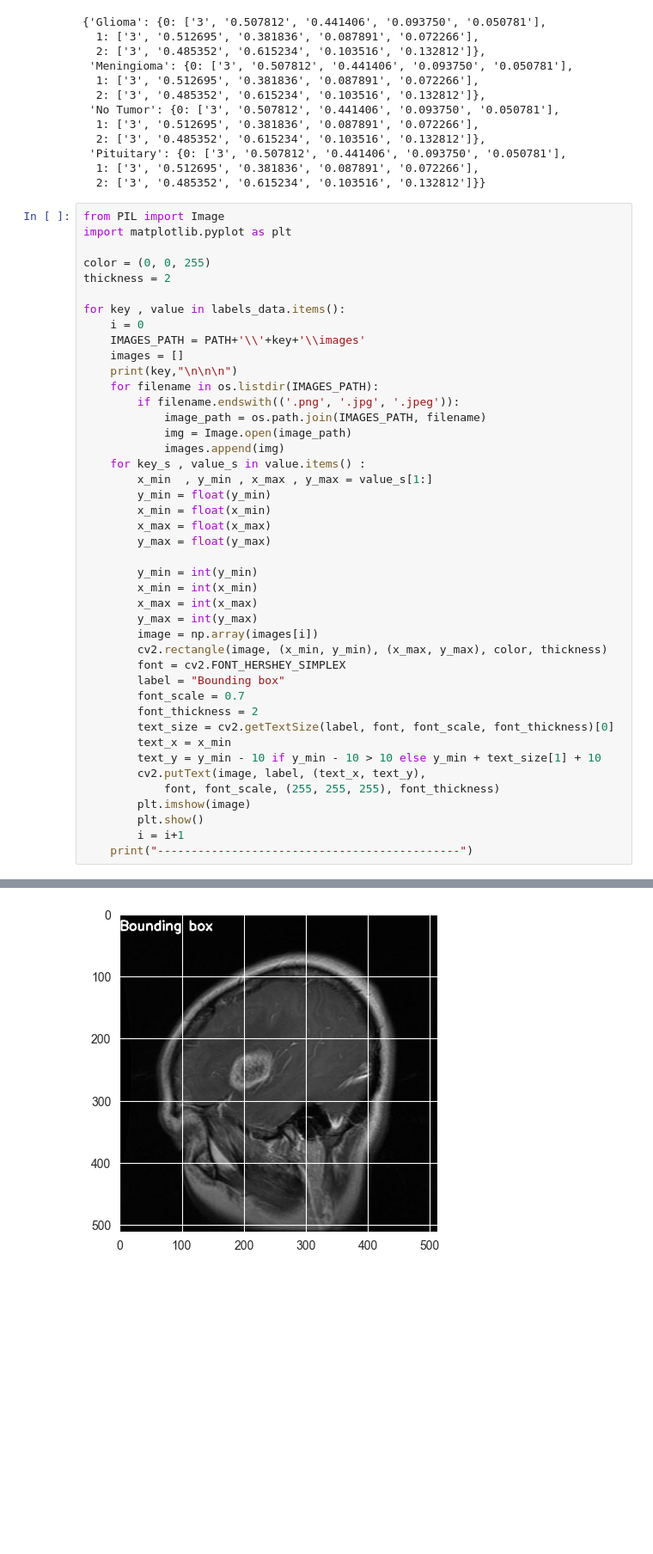
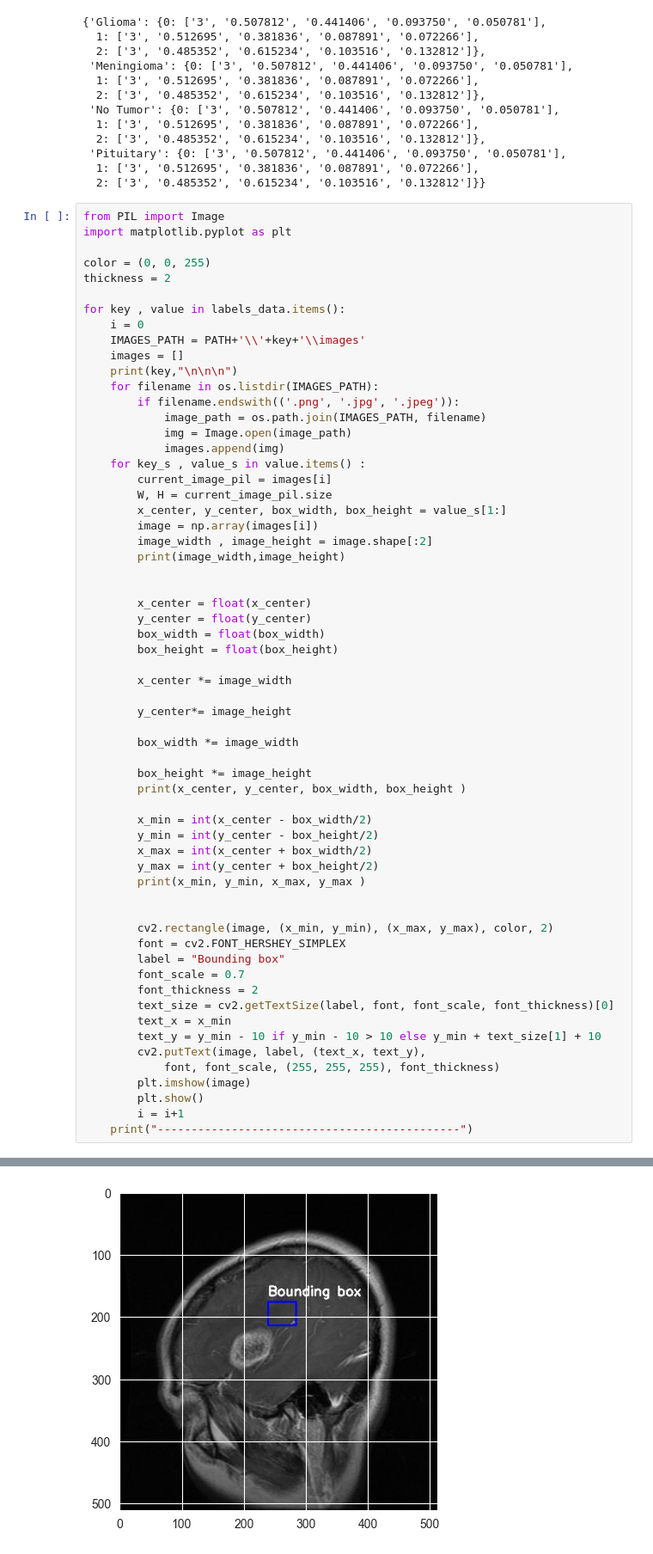
Before and after one commit to kamal0182/Multimodal-Diagnosis-by-AI, a Jupyter notebook: part_Two/DetectionTumeur/boundingbox.ipynb, the cells around one changed output, grey strips where cells are left out. Shown at 86% size. Drawn from its saved outputs; the diff is of its cells as text; blank space fills up the shorter version.

Commit message:
finally completing bounding box images

```diff
--- a/part_Two/DetectionTumeur/boundingbox.ipynb
+++ b/part_Two/DetectionTumeur/boundingbox.ipynb
@@ -78,18 +78,36 @@ for key , value in labels_data.items():
             img = Image.open(image_path)
             images.append(img)
     for key_s , value_s in value.items() :
-        x_min  , y_min , x_max , y_max = value_s[1:]
-        y_min = float(y_min)
-        x_min = float(x_min)
-        x_max = float(x_max)
-        y_max = float(y_max)
+        current_image_pil = images[i]
+        W, H = current_image_pil.size
+        x_center, y_center, box_width, box_height = value_s[1:]
+        image = np.array(images[i])
+        image_width , image_height = image.shape[:2]
+        print(image_width,image_height)
 
-        y_min = int(y_min)
-        x_min = int(x_min)
-        x_max = int(x_max)
-        y_max = int(y_max)
-        image = np.array(images[i])
-        cv2.rectangle(image, (x_min, y_min), (x_max, y_max), color, thickness)
+
+        x_center = float(x_center)
+        y_center = float(y_center)
+        box_width = float(box_width)
+        box_height = float(box_height)
+
+        x_center *= image_width
+
+        y_center*= image_height
+
+        box_width *= image_width
+
+        box_height *= image_height
+        print(x_center, y_center, box_width, box_height )
+
+        x_min = int(x_center - box_width/2)
+        y_min = int(y_center - box_height/2)
+        x_max = int(x_center + box_width/2)
+        y_max = int(y_center + box_height/2)
+        print(x_min, y_min, x_max, y_max )
+
+
+        cv2.rectangle(image, (x_min, y_min), (x_max, y_max), color, 2)
         font = cv2.FONT_HERSHEY_SIMPLEX
         label = "Bounding box"
         font_scale = 0.7
@@ -109 +136 @@ Glioma
-[figure, old version]
+[figure, new version]
```
Also changed, not shown: parts of 1 cell of this notebook.
